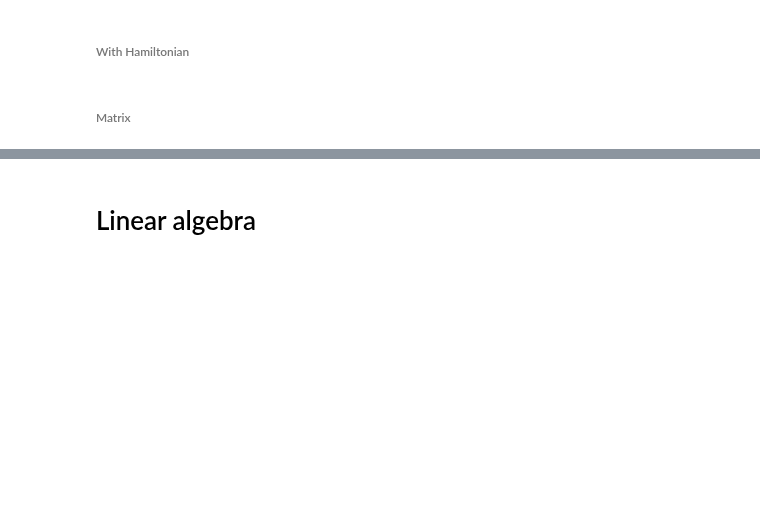
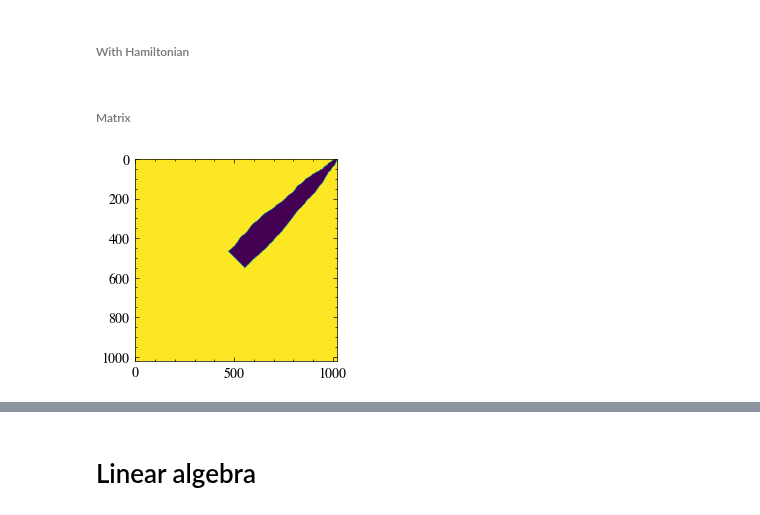
Before and after one commit to makskliczkowski/QuantumEigenSolver, a Jupyter notebook: Python/QES/tests.ipynb, the cells around one changed output, grey strips where cells are left out. Cells and saved outputs as stored; diff of their text form; code cells hidden in the pictures; blank space fills up the shorter version.

```diff
--- a/Python/QES/tests.ipynb
+++ b/Python/QES/tests.ipynb
@@ -386,6 +407,8 @@ $\displaystyle \left[\begin{array}{cccccccccccccccc}-0.5 & 0.0 & 0.0 & 0.0 & 0.0
 # %% [markdown]
 ###### Matrix
 # %%
+import numpy as np
+from Algebra.Model.Interacting.Spin.qsm import QSM
 from general_python.algebra.linalg import act, overlap
 from general_python.common.plot import Plotter, colorsCycle
 from general_python.maths.statistics import Statistics, HistogramAverage, Fraction
@@ -395,13 +418,15 @@ from tqdm import tqdm
 
 dtype           = 'float64'
 nrealizations   = (np.array([100, 100, 100, 50, 30, 20])/5).astype(int)
-alpha           = 0.86
+# nrealizations   = (np.array([1, 1, 1, 1, 1, 1])).astype(int)
+alpha           = 0.99
 histograms_x    = {}
 histograms_z    = {}
 diagonals_x     = {}
 diagonals_z     = {}
 energies        = {}
-nss             = [6,7,8,9]
+nss             = [6,7,8,9,10]
+# nss             = [10, 11]
 
 # nss             = [9,10,11]
 # nrealizations   = [10]
@@ -409,7 +434,7 @@ nss             = [6,7,8,9]
 def set_histogram(hamiltonian, hist_sig_x: HistogramAverage, hist_sig_z: HistogramAverage, nbins):
     bandwidth       = hamiltonian.get_bandwidth()
     omax            = bandwidth * 3
-    omin            = 0.01 / hamiltonian.hilbert_size
+    omin            = 0.1 / hamiltonian.hilbert_size
     tolerance       = 0.02 * bandwidth
     hist_sig_x.reset(nbins=nbins)
     hist_sig_x.uniform_log(v_max=omax, v_min=omin)
@@ -423,46 +448,49 @@ for ii, ns in enumerate(nss):
     diagonals_x[ns] = []
     diagonals_z[ns] = []
     nh              = 2**ns
+    # sites           = [0]
     sites           = [ns - 1]
     # sites           = [0]
-    sig_x_op        = sig_x(ns = ns, type_act = OperatorTypeActing.Global, sites = sites, backend=backend)
-    sig_z_op        = sig_z(ns = ns, type_act = OperatorTypeActing.Global, sites = sites, backend=backend)
+    sig_x_op        = sig_x(ns = ns, type_act = OperatorTypeActing.Global, sites = sites)
+    sig_z_op        = sig_z(ns = ns, type_act = OperatorTypeActing.Global, sites = sites)
     sig_x_op_mat    = sig_x_op.matrix(dim = nh, matrix_type = 'sparse', use_numpy = True)
     sig_z_op_mat    = sig_z_op.matrix(dim = nh, matrix_type = 'sparse', use_numpy = True)
     histogram_sig_x = HistogramAverage(dtype=dtype)
     histogram_sig_z = HistogramAverage(dtype=dtype)
     nbins           = int(20 * np.log2(nh))
     tolerance       = 0.0
     for realization in tqdm(range(realizations)):
         # print(f"Realization {realization + 1}/{nrealizations}")
         hamil       = QSM(ns=ns, hilbert_space=None, n=3, a=alpha, h=1.0, xi=0.2, backend = 'np', dtype='float64')
         hamil.build(verbose=False, use_numpy=True)
         hamil.diagonalize(verbose=False)
         states      = hamil.eig_vec
         eigvals     = hamil.eig_val
         sig_x_elems = overlap(states, states, sig_x_op_mat, backend = backend)
         sig_z_elems = overlap(states, states, sig_z_op_mat, backend = backend)
         diag_sig_x  = sig_x_elems.diagonal()
         diag_sig_z  = sig_z_elems.diagonal()
         if realization == 0:
             tolerance = set_histogram(hamil, histogram_sig_x, histogram_sig_z, nbins)
         # get the average energy
         energy_at       = hamil.av_en
         # create the f_functions by taking the middle spectrum (%)
         w, i_idx, j_idx = Fraction.spectral_function_fraction(eigvals, energy_at, tolerance)
-        # ones            = np.ones_like(sig_x_elems)
-        # ones[i_idx, j_idx] = 0
-        # plt.imshow(ones)
+        ones            = np.ones_like(sig_x_elems)
+        ones[i_idx, j_idx] = 0
+        plt.imshow(ones)
         # fill the histogram
         sig_x_changed   = np.abs(sig_x_elems[i_idx, j_idx])**2
         sig_z_changed   = np.abs(sig_z_elems[i_idx, j_idx])**2
-        histogram_sig_x.append(w, np.abs(sig_x_elems[i_idx, j_idx])**2)
-        histogram_sig_z.append(w, np.abs(sig_z_elems[i_idx, j_idx])**2)
+        histogram_sig_x.append(w, sig_x_changed)
+        histogram_sig_z.append(w, sig_z_changed)
         diagonals_x[ns].append(diag_sig_x)
         diagonals_z[ns].append(diag_sig_z)
         energies[ns].append(eigvals)
     histograms_x[ns] = histogram_sig_x
     histograms_z[ns] = histogram_sig_z
+# %% [output]
+[figure, added]
 # %%
 from general_python.physics.eigenlevels import gap_ratio
 fig, ax     = Plotter.get_subplots(nrows=2, ncols=2, sizex=5, sizey=5, dpi=150)
```
Also changed, not shown: parts of 25 cells of this notebook, 9 other files.
